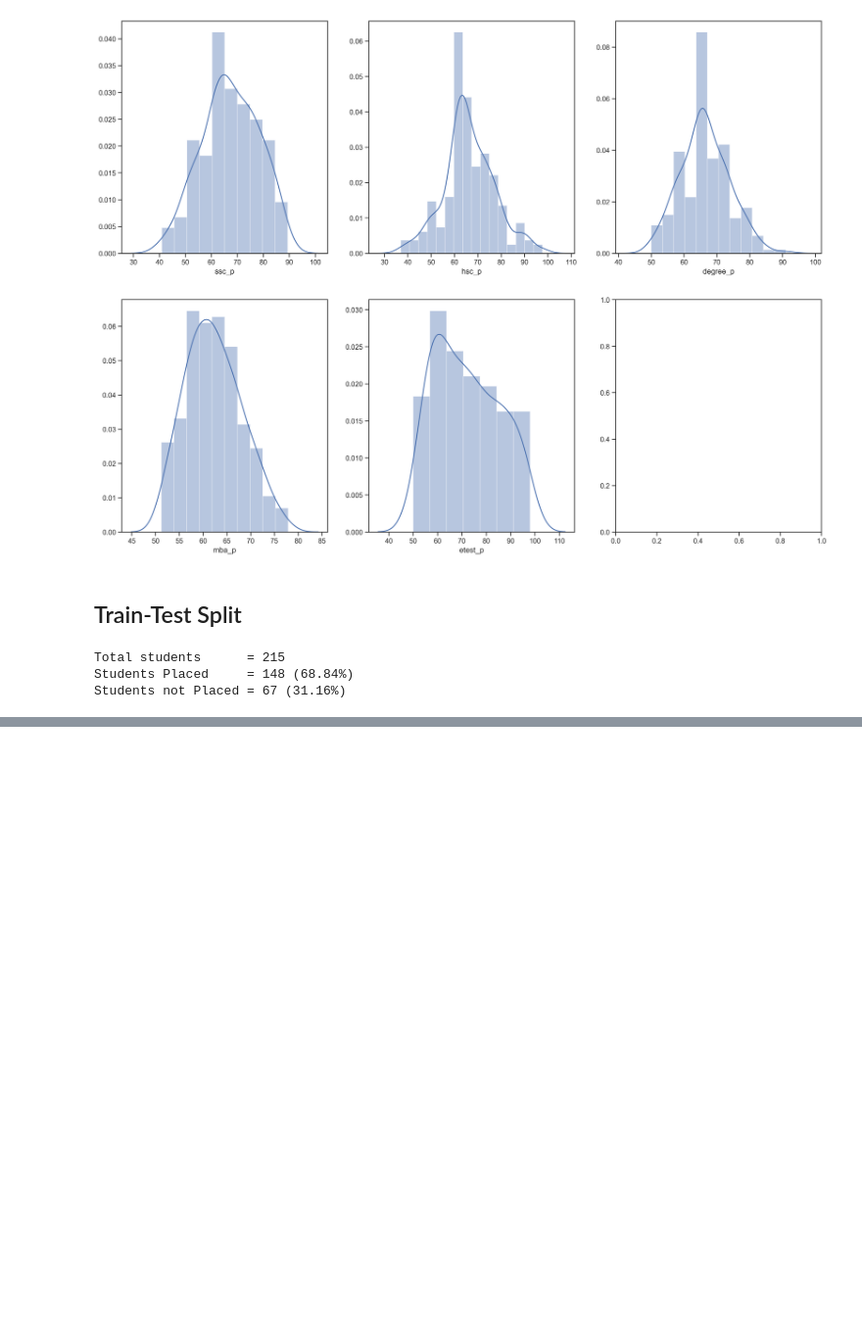
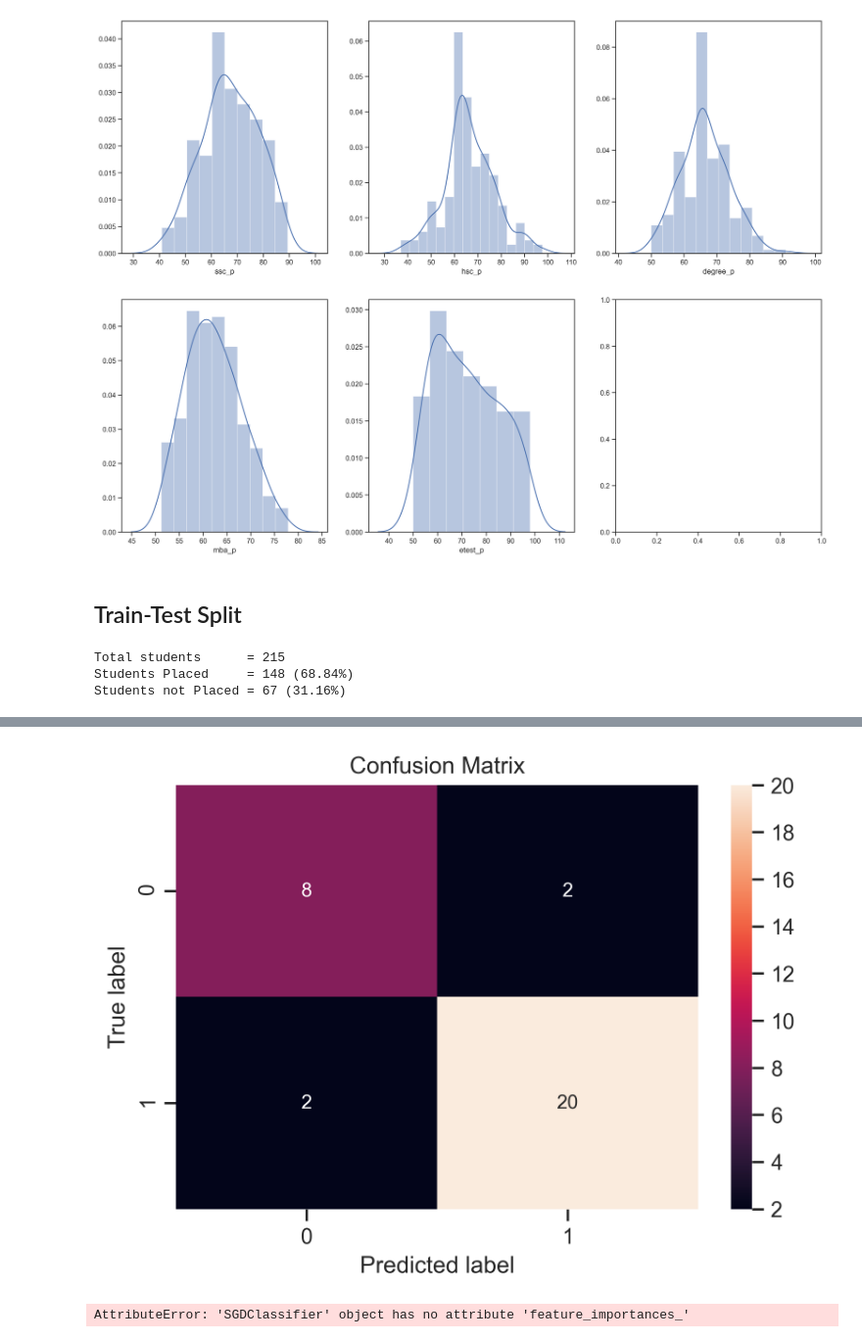
Before and after one commit to meehadjawwad/Campus-Recruitment, a Jupyter notebook: jupyter_notebooks/modelling.ipynb, the cells around one changed output, grey strips where cells are left out. Shown at 98% size. Cells and saved outputs as stored; diff of their text form; code cells hidden in the pictures; blank space fills up the shorter version.

```diff
--- a/jupyter_notebooks/modelling.ipynb
+++ b/jupyter_notebooks/modelling.ipynb
@@ -225,0 +358,11 @@ pipeline_rf = Pipeline([
+# %%
+y_test_pred = pipeline_best.predict(X_test)
+cnf_matrix = confusion_matrix(y_test, y_test_pred)
+
+plt.figure(dpi=300)
+sns.heatmap(cnf_matrix, annot=True)
+plt.title('Confusion Matrix')
+plt.ylabel('True label')
+plt.xlabel('Predicted label');
+# %% [output]
+[figure, added]
@@ -225,0 +373,4 @@ pipeline_rf = Pipeline([
+# %%
+feature_importance = pd.DataFrame(best_model.feature_importances_)
+# %% [output]
+AttributeError: 'SGDClassifier' object has no attribute 'feature_importances_'
```
Also changed, not shown: parts of 25 cells of this notebook.
